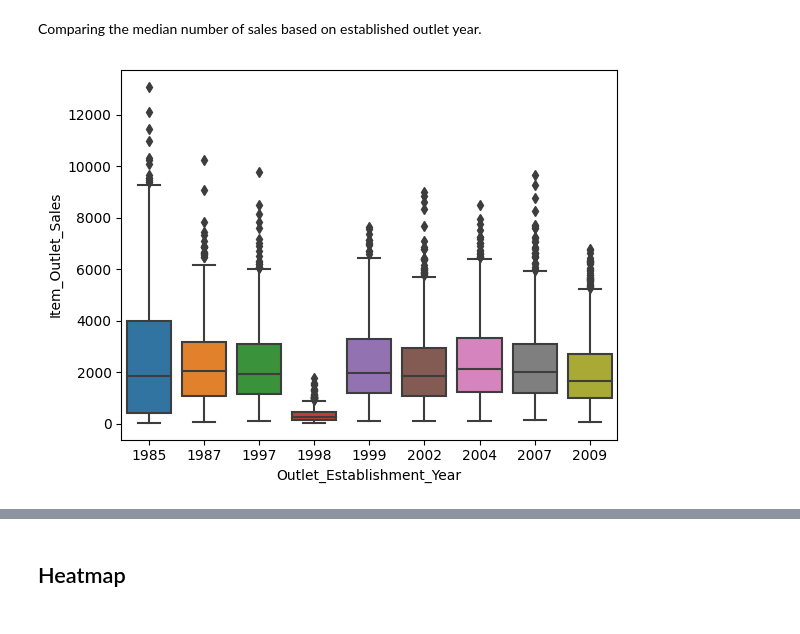
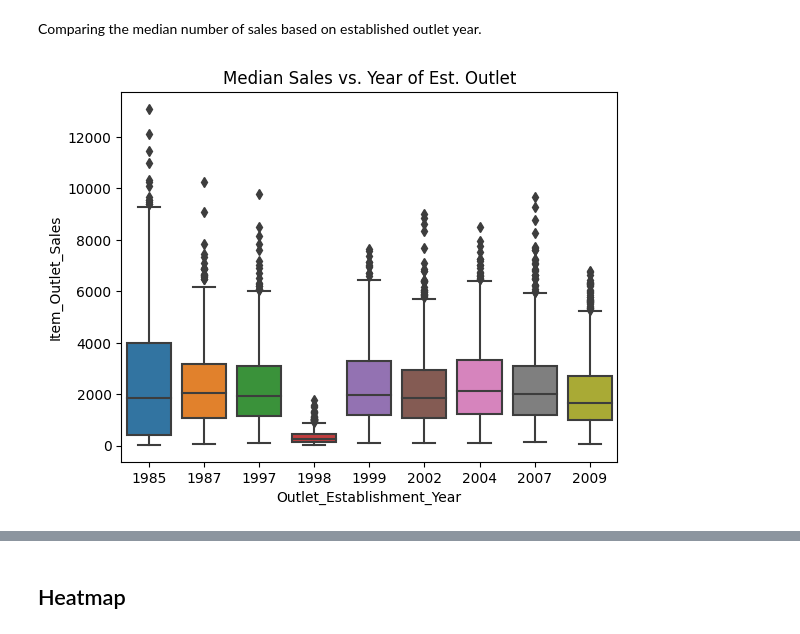
Before and after one commit to eckoecho/Prediction-of-Product-Sales, a Jupyter notebook: Prediction_of_Product_Sales.ipynb, the cells around one changed output, grey strips where cells are left out. Cells and saved outputs as stored; diff of their text form; code cells hidden in the pictures.

```diff
--- a/Prediction_of_Product_Sales.ipynb
+++ b/Prediction_of_Product_Sales.ipynb
@@ -335,7 +387,8 @@ ax = sns.boxplot(df, y="Item_Outlet_Sales")
 # %% [markdown]
 Comparing the median number of sales based on established outlet year.
-# %%
-#Item Outlet sales vs. Outlet using boxplot
-ax = sns.boxplot(df,y="Item_Outlet_Sales", x="Outlet_Establishment_Year")
-# %% [output]
-[figure, removed]
+# %%
+#Outlet_Establishment_Year vs. Item_Outlet_Sales
+ax = sns.boxplot(df, x="Outlet_Establishment_Year", y="Item_Outlet_Sales")
+ax.set_title("Median Sales vs. Year of Est. Outlet");
+# %% [output]
+[figure, added]
```
Also changed, not shown: parts of 54 cells of this notebook.
